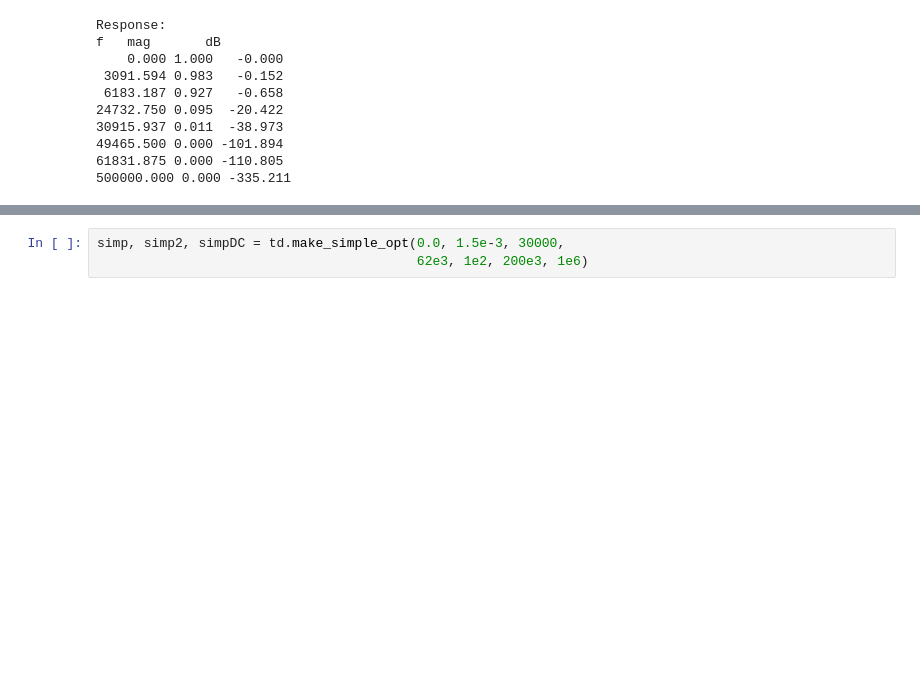
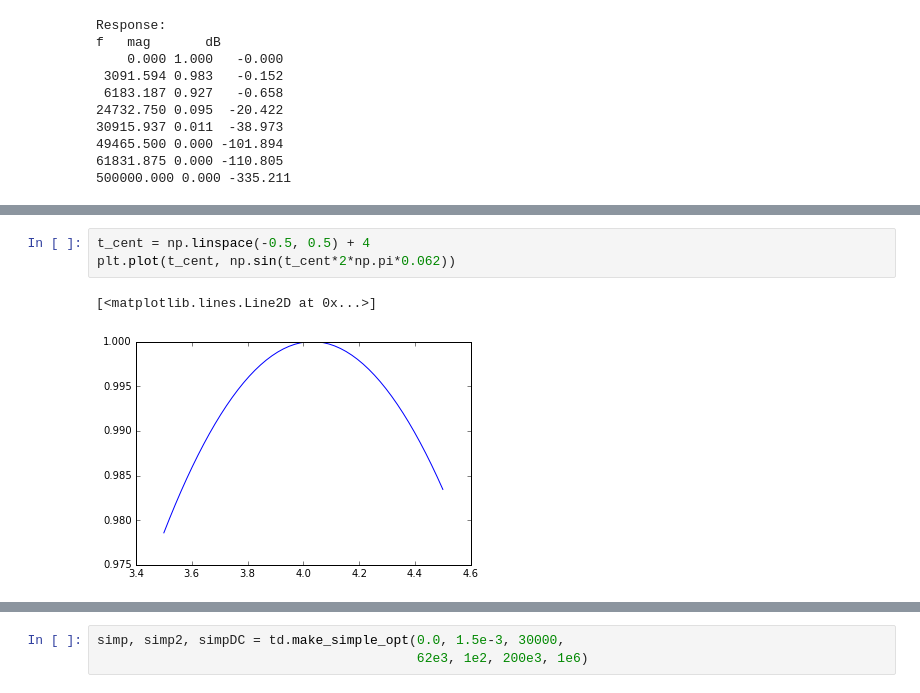
Before and after one commit to ryanpdwyer/1605-phasekick, a Jupyter notebook: notebooks/dc-ac-separation/model-near-zero-time-series.ipynb, the cells around one changed output, grey strips where cells are left out. Saved outputs shown, nothing was run; the diff lists cells and outputs as text; blank space fills up the shorter version.

```diff
--- a/notebooks/dc-ac-separation/model-near-zero-time-series.ipynb
+++ b/notebooks/dc-ac-separation/model-near-zero-time-series.ipynb
@@ -87,0 +100,6 @@ f   mag       dB
+# %%
+t_cent = np.linspace(-0.5, 0.5) + 4
+plt.plot(t_cent, np.sin(t_cent*2*np.pi*0.062))
+# %% [output]
+[<matplotlib.lines.Line2D at 0x...>]
+[figure, added]
```
Also changed, not shown: parts of 15 cells of this notebook, 17 other files.
